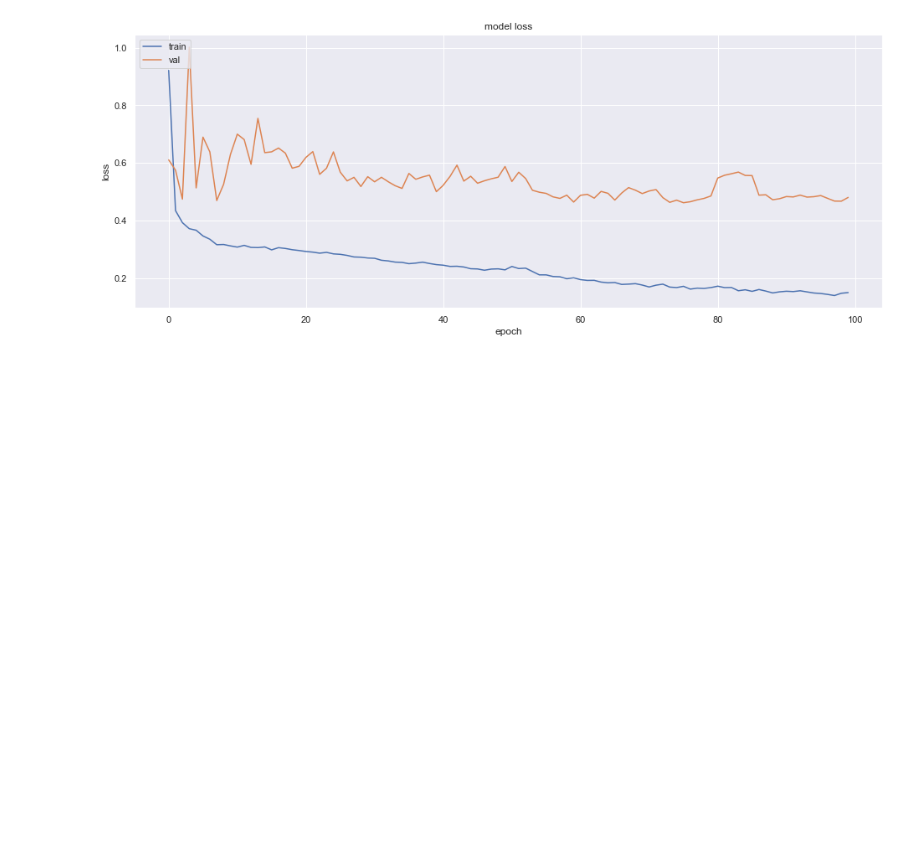
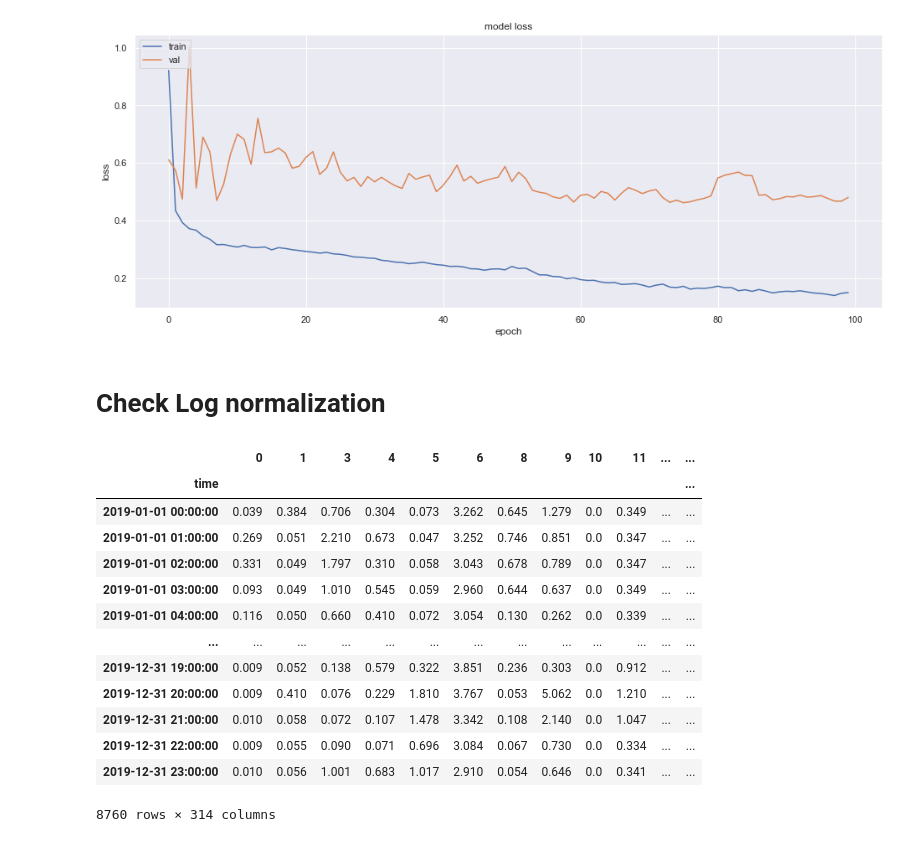
Before and after one commit to andrewlee1807/TSDatasets, a Jupyter notebook: spain_energy_consumption.ipynb, the cells around one changed output. Drawn from its saved outputs; the diff is of its cells as text; code cells hidden in the pictures; blank space fills up the shorter version.

```diff
--- a/spain_energy_consumption.ipynb
+++ b/spain_energy_consumption.ipynb
@@ -412,3 +410,27 @@ plt.legend(['train', 'val'], loc='upper left')
 plt.show()
 # %% [output]
 [figure]
+# %% [markdown]
+# Check Log normalization
+# %%
+customers, profiles = dataloader.load_metadata()
+households = customers[customers['profile'].astype(str).str.contains('hogares')].index.values
+
+consumptions_housholds = dataloader.consumptions.loc[:, households]
+
+consumptions_housholds
+# %% [output]
+|  | 0 | 1 | 3 | 4 | 5 | 6 | 8 | 9 | 10 | 11 | ... | ... |
+| time |  |  |  |  |  |  |  |  |  |  |  | ... |
+| 2019-01-01 00:00:00 | 0.039 | 0.384 | 0.706 | 0.304 | 0.073 | 3.262 | 0.645 | 1.279 | 0.0 | 0.349 | ... | ... |
+| 2019-01-01 01:00:00 | 0.269 | 0.051 | 2.210 | 0.673 | 0.047 | 3.252 | 0.746 | 0.851 | 0.0 | 0.347 | ... | ... |
+| 2019-01-01 02:00:00 | 0.331 | 0.049 | 1.797 | 0.310 | 0.058 | 3.043 | 0.678 | 0.789 | 0.0 | 0.347 | ... | ... |
+| 2019-01-01 03:00:00 | 0.093 | 0.049 | 1.010 | 0.545 | 0.059 | 2.960 | 0.644 | 0.637 | 0.0 | 0.349 | ... | ... |
+| 2019-01-01 04:00:00 | 0.116 | 0.050 | 0.660 | 0.410 | 0.072 | 3.054 | 0.130 | 0.262 | 0.0 | 0.339 | ... | ... |
+| ... | ... | ... | ... | ... | ... | ... | ... | ... | ... | ... | ... | ... |
+| 2019-12-31 19:00:00 | 0.009 | 0.052 | 0.138 | 0.579 | 0.322 | 3.851 | 0.236 | 0.303 | 0.0 | 0.912 | ... | ... |
+| 2019-12-31 20:00:00 | 0.009 | 0.410 | 0.076 | 0.229 | 1.810 | 3.767 | 0.053 | 5.062 | 0.0 | 1.210 | ... | ... |
+| 2019-12-31 21:00:00 | 0.010 | 0.058 | 0.072 | 0.107 | 1.478 | 3.342 | 0.108 | 2.140 | 0.0 | 1.047 | ... | ... |
+| 2019-12-31 22:00:00 | 0.009 | 0.055 | 0.090 | 0.071 | 0.696 | 3.084 | 0.067 | 0.730 | 0.0 | 0.334 | ... | ... |
+| 2019-12-31 23:00:00 | 0.010 | 0.056 | 1.001 | 0.683 | 1.017 | 2.910 | 0.054 | 0.646 | 0.0 | 0.341 | ... | ... |
+8760 rows × 314 columns
```
Also changed, not shown: parts of 3 cells of this notebook, 1 other file.
